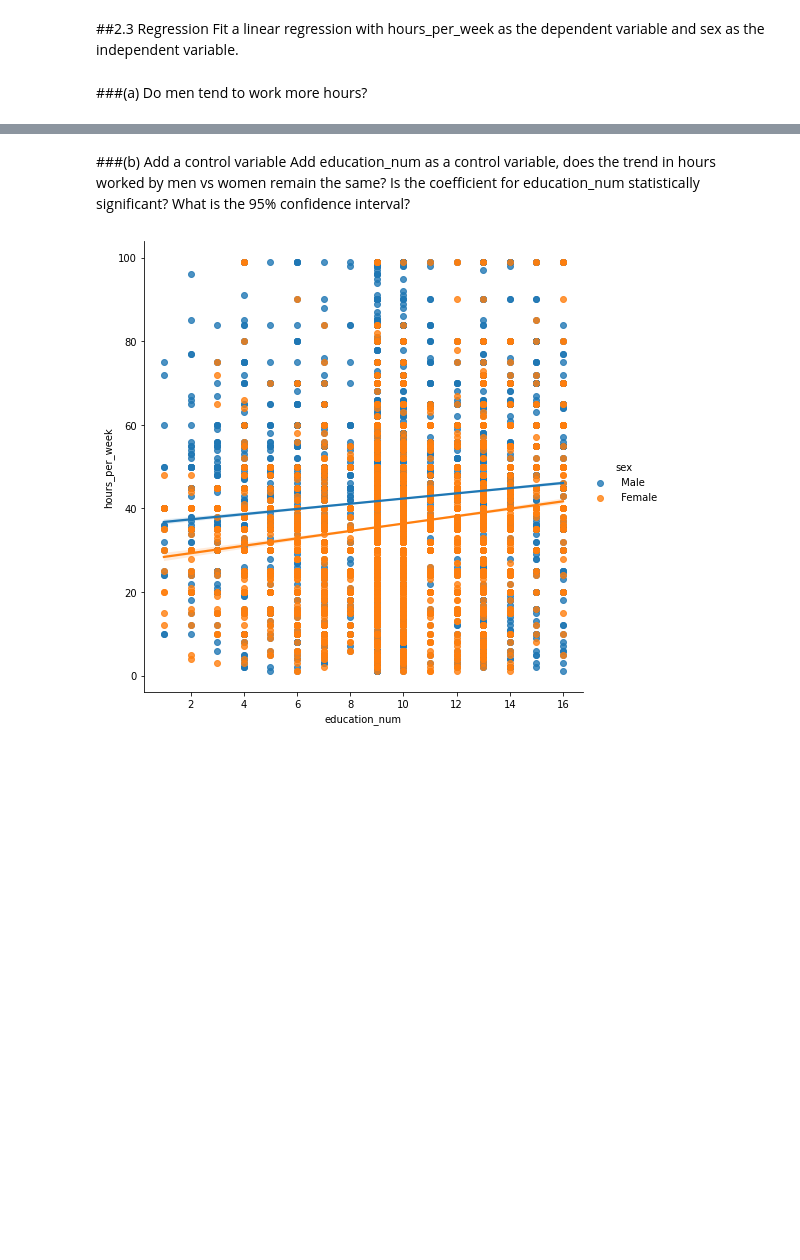
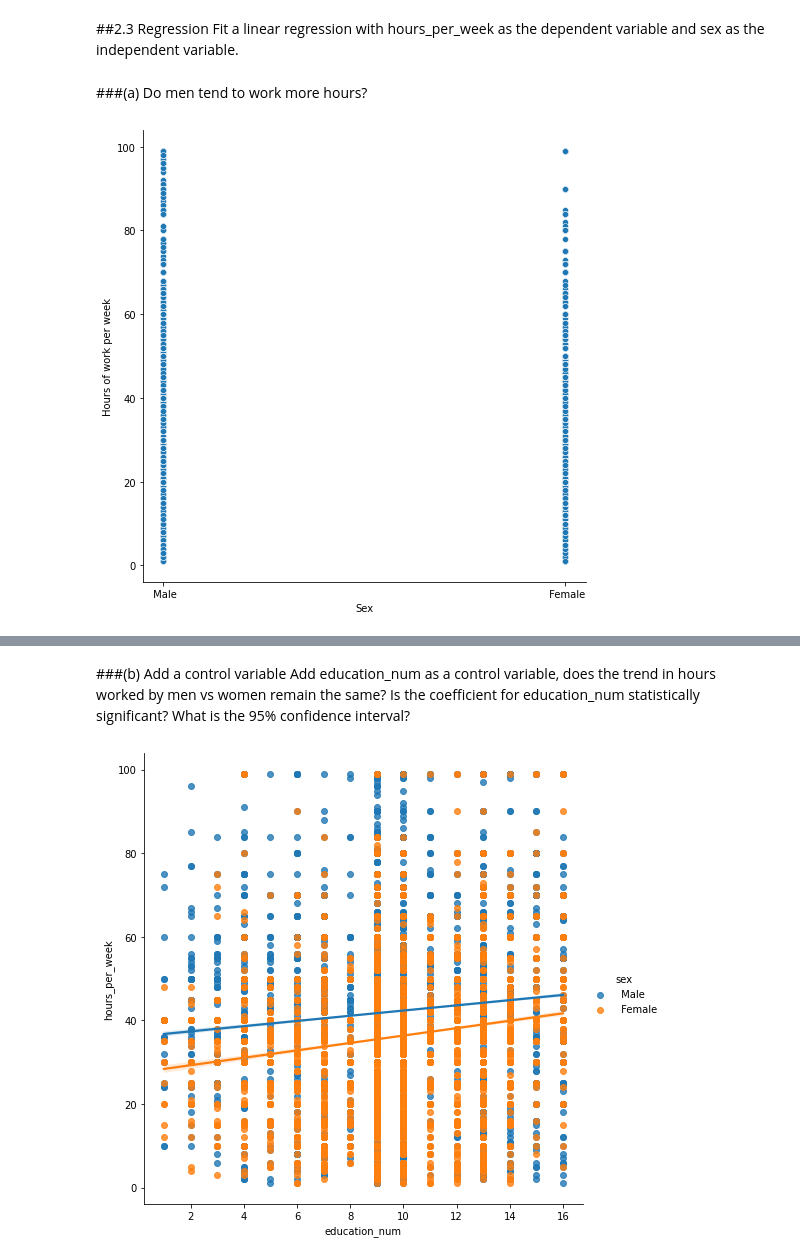
Before and after one commit to ChloeH88/working-hours-data-analysis, a Jupyter notebook: Assignment2.ipynb, the cells around one changed output, grey strips where cells are left out. Cells and saved outputs as stored; diff of their text form; code cells hidden in the pictures; blank space fills up the shorter version.

```diff
--- a/Assignment2.ipynb
+++ b/Assignment2.ipynb
@@ -225,4 +225,15 @@ Positive covariance indicates the direction of relationship between varialbes, t
 Fit a linear regression with hours_per_week as the dependent variable and sex as the independent variable.
 # %% [markdown]
 ###(a) Do men tend to work more hours?
+# %%
+# plot hours_per_week versus sex
+g = sns.relplot(x="sex",
+                y="hours_per_week",
+                height=7,
+                data=income94)
+g.set_xlabels('Sex')
+g.set_ylabels('Hours of work per week')
+plt.show()
+# %% [output]
+[figure, added]
 # %%
```
Also changed, not shown: parts of 22 cells of this notebook.
